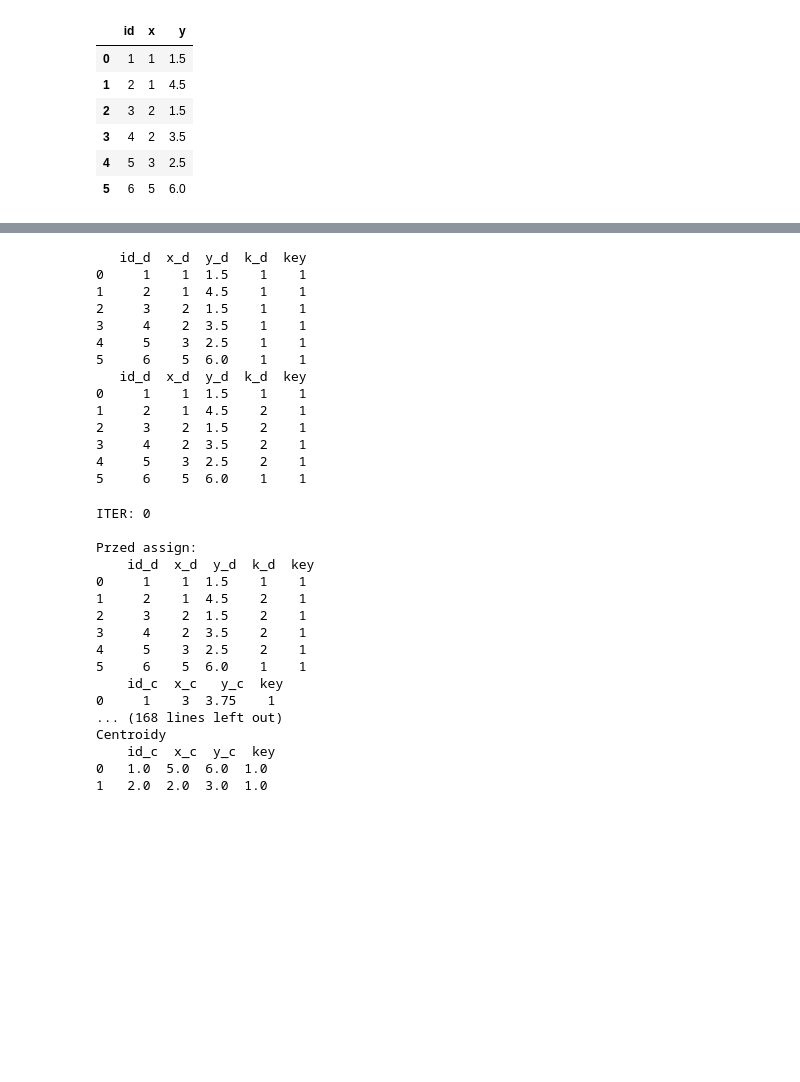
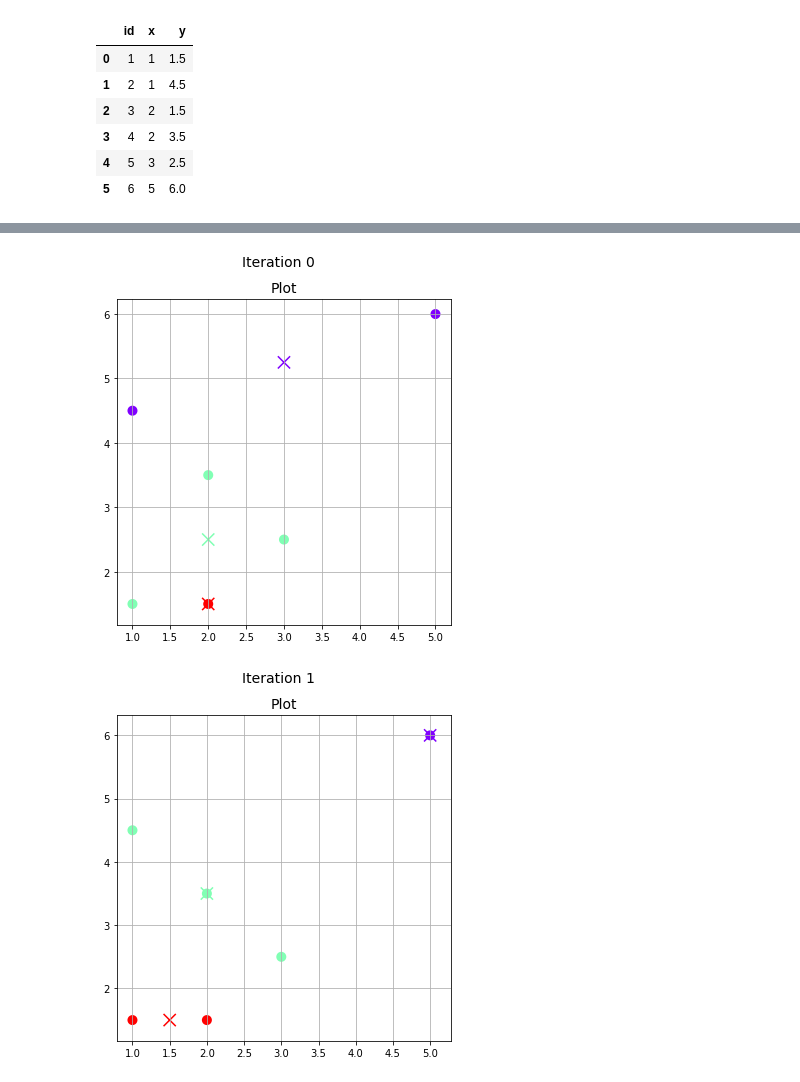
Before and after one commit to joaxkal/SDM, a Jupyter notebook: kmeans/KMeans.ipynb, the cells around one changed output, grey strips where cells are left out. Cells and saved outputs as stored; diff of their text form; code cells hidden in the pictures; blank space fills up the shorter version.

```diff
--- a/kmeans/KMeans.ipynb
+++ b/kmeans/KMeans.ipynb
@@ -147,39 +244,7 @@ Centroidy
 # %%
-ex4 = Kmeans(2,data)
+ex4 = Kmeans(3,data)
+ex4.initialize_clusters()
+ex4.McQuin()
+# %% [output]
+[figure, added]
+[figure, added]
-# %%
-ex4.initialize_clusters()
-# %% [output]
-   id_d  x_d  y_d  k_d  key
-0     1    1  1.5    1    1
-1     2    1  4.5    1    1
-2     3    2  1.5    1    1
-3     4    2  3.5    1    1
-4     5    3  2.5    1    1
-5     6    5  6.0    1    1
-   id_d  x_d  y_d  k_d  key
-0     1    1  1.5    1    1
-1     2    1  4.5    2    1
-2     3    2  1.5    2    1
-3     4    2  3.5    2    1
-4     5    3  2.5    2    1
-5     6    5  6.0    1    1
-# %%
-ex4.McQuin()
-# %% [output]
-ITER: 0
-
-Przed assign:
-    id_d  x_d  y_d  k_d  key
-0     1    1  1.5    1    1
-1     2    1  4.5    2    1
-2     3    2  1.5    2    1
-3     4    2  3.5    2    1
-4     5    3  2.5    2    1
-5     6    5  6.0    1    1
-    id_c  x_c   y_c  key
-0     1    3  3.75    1
-... (168 lines left out)
-Centroidy
-    id_c  x_c  y_c  key
-0   1.0  5.0  6.0  1.0
-1   2.0  2.0  3.0  1.0
```
Also changed, not shown: parts of 5 cells of this notebook.
